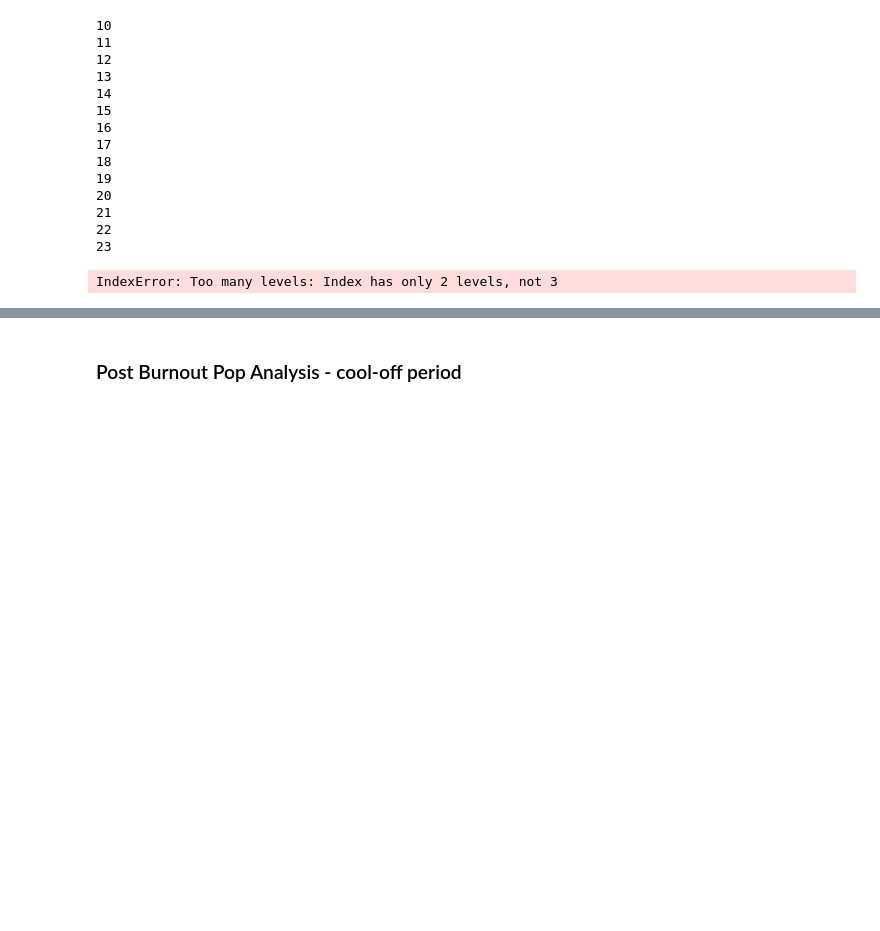
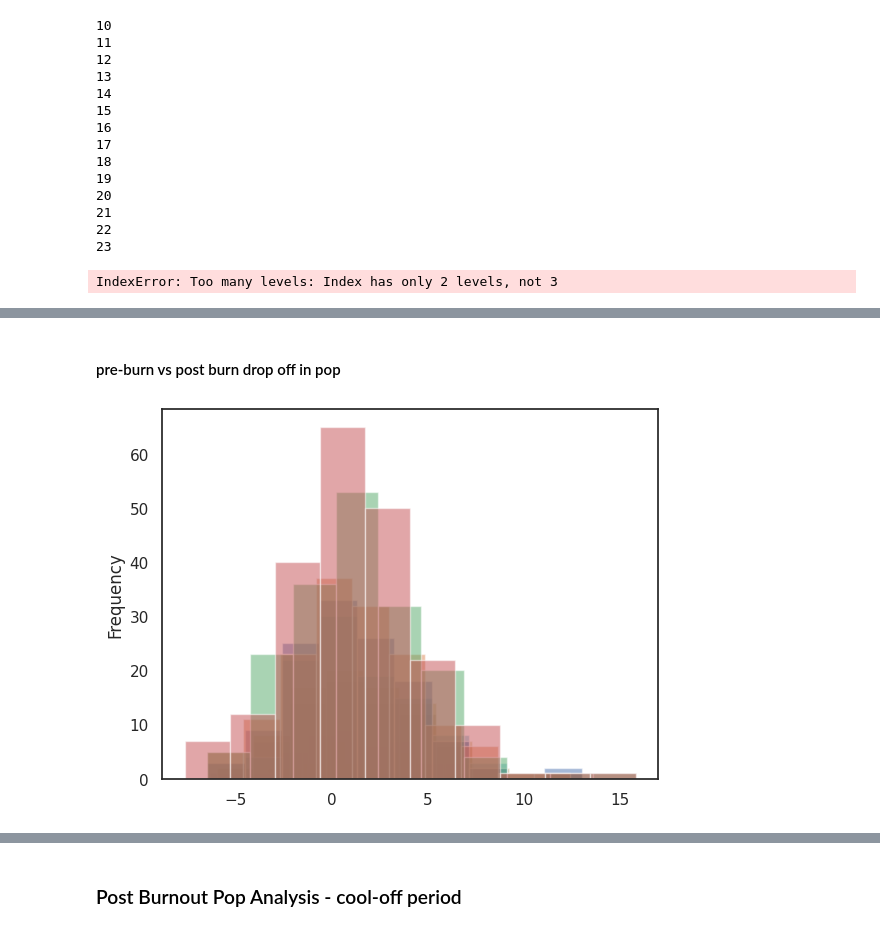
Before and after one commit to gjampanih/adds-early-burnout-warning-model, a Jupyter notebook: notebooks/ebw_metrics_analysis.ipynb, the cells around one changed output, grey strips where cells are left out. Drawn from its saved outputs; the diff is of its cells as text; code cells hidden in the pictures; blank space fills up the shorter version.

Commit message:
adds-early-burnout-warning: metrics analysis notebook updates

```diff
--- a/notebooks/ebw_metrics_analysis.ipynb
+++ b/notebooks/ebw_metrics_analysis.ipynb
@@ -634,0 +654,2 @@ df_temp_filter[df_temp_filter['pop_delta'] == 20]
+# %% [markdown]
+#### pre-burn vs post burn drop off in pop
@@ -634,0 +679,36 @@ df_temp_filter[df_temp_filter['pop_delta'] == 20]
+# %%
+for i in ddl_range:
+    if (len(df_temp_diff[df_temp_diff['ddl_threshold'] == i]) >= 50):
+        df_temp_diff[df_temp_diff['ddl_threshold'] == i]['fav_metric'].plot(kind='hist', alpha=0.5, bins=np.arange(-20,22, 2), label=str(i))
+        # print(np.quantile(df_temp_diff[df_temp_diff['ddl_threshold'] == i]['fav_metric'], 0.25))
+        print(i)
+        print(sum(df_temp_diff[df_temp_diff['ddl_threshold'] == i]['fav_metric'] < -2) / float(len(df_temp_diff[df_temp_diff['ddl_threshold'] == i]['fav_metric'])))
+plt.legend()
+# %%
+df_temp_diff_f2b = pd.DataFrame(columns= ['format_code', 'call_letters', 'mediabase_id', 'fav_metric', 'ddl_metric', 'pop', 'metric', 'metric_threshold'])
+for i in f2b_range:
+    for fmt in major_formats:
+        id_cols = ['format_code', 'call_letters', 'mediabase_id']
+        idx = (df_hits['f2b_track_' + '%.2f'%i] >= 2) & (df_hits['week_dt'] > df_hits['week_dt_r']) & (df_hits['format_code'] == fmt)
+
+        df_temp  = df_hits.join(df_hits[idx].groupby(['call_letters' , 'mediabase_id']).agg({'week_dt':np.min}), on=['call_letters', 'mediabase_id'], how='right', rsuffix='_brn')
+        filter_idx_post = (df_temp['week_dt'] > df_temp['week_dt_brn']) & (df_temp['week_dt'] <=  (df_temp['week_dt_brn']) + timedelta(weeks=13)) & (~pd.isna(df_temp['pop']))
+        df_temp_filter_post = df_temp[filter_idx_post][['format_code', 'call_letters', 'mediabase_id', 'week_dt', 'spins_non_on', 'spins_non_on_prev', 'pop', 'fav_metric', 'ddl_metric']]
+
+        filter_idx_pre = (df_temp['week_dt'] < df_temp['week_dt_brn']) & (df_temp['week_dt'] >=  (df_temp['week_dt_brn']) + timedelta(weeks=-13)) & (~pd.isna(df_temp['pop']))
+        df_temp_filter_pre = df_temp[filter_idx_pre][['format_code', 'call_letters', 'mediabase_id', 'week_dt', 'spins_non_on', 'spins_non_on_prev', 'pop', 'fav_metric', 'ddl_metric']]
+
+
+        temp_diff = pd.DataFrame(df_temp_filter_post.groupby(id_cols).agg({'fav_metric': np.mean, 'ddl_metric':np.mean, 'pop':np.mean}) - df_temp_filter_pre.groupby(id_cols).agg({'fav_metric': np.mean, 'ddl_metric':np.mean, 'pop':np.mean}))
+        # print(df_temp_filter_pre.groupby(id_cols).agg({'pop': np.mean}))
+        temp_diff.dropna(inplace=True)
+        temp_diff.reset_index(inplace=True)
+        temp_diff['metric'] = 'f2b'
+        temp_diff['metric_threshold'] = '%.2f'%i
+
+        df_temp_diff_f2b = pd.concat([temp_diff, df_temp_diff_f2b])
+# %%
+for i in f2b_range:
+    df_temp_diff_f2b[df_temp_diff_f2b['f2b_threshold'] == '%.2f'%i]['ddl_metric'].plot(kind='hist', alpha=0.5)
+# %% [output]
+[figure, added]
```
Also changed, not shown: parts of 24 cells of this notebook, 1 other file.
